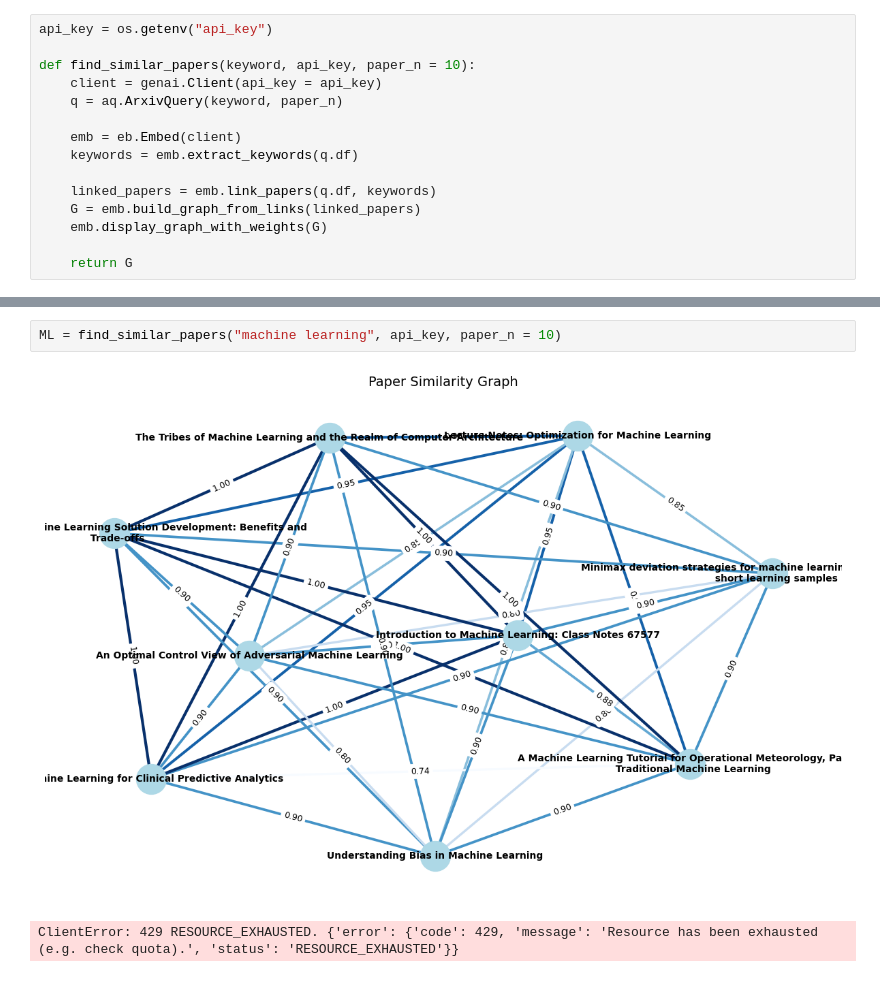
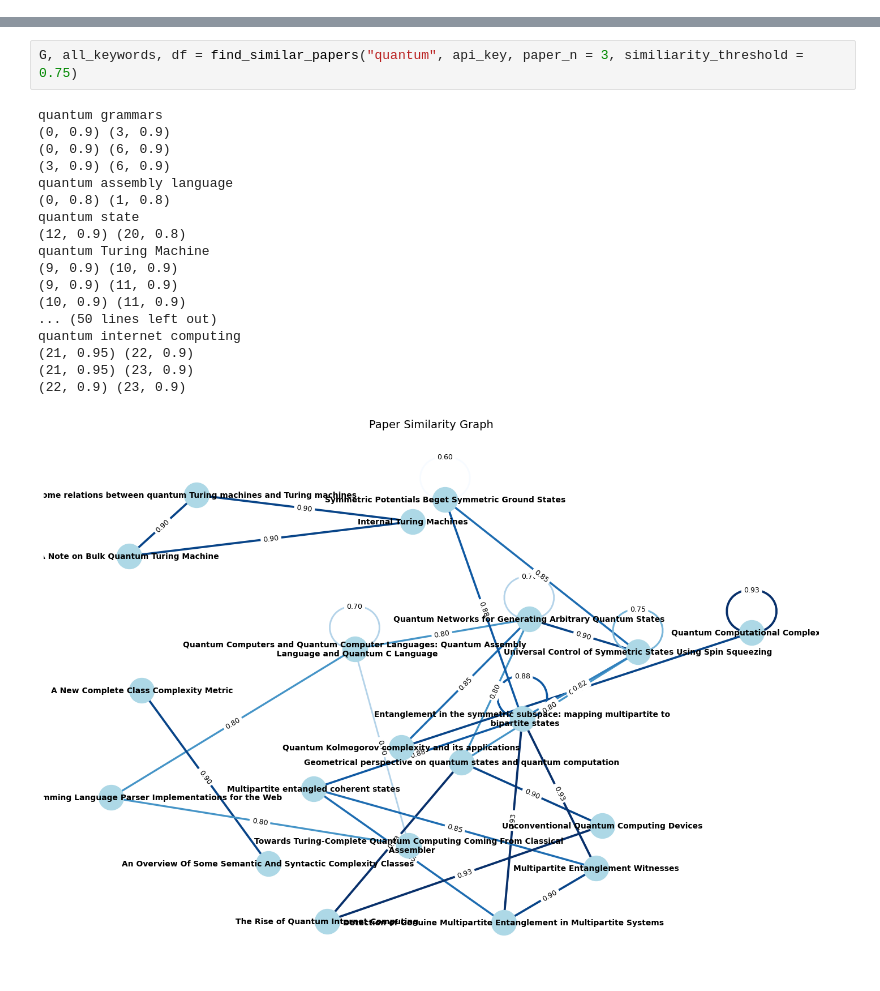
Before and after one commit to ZSR3004/arxiv_paper_search, a Jupyter notebook: final.ipynb, the cells around one changed output, grey strips where cells are left out. Cells and saved outputs as stored; diff of their text form.

```diff
--- a/final.ipynb
+++ b/final.ipynb
@@ -6,15 +29,0 @@ import Embed as eb
-# %%
-api_key = os.getenv("api_key")
-
-def find_similar_papers(keyword, api_key, paper_n = 10):
-    client = genai.Client(api_key = api_key)
-    q = aq.ArxivQuery(keyword, paper_n)
-
-    emb = eb.Embed(client)
-    keywords = emb.extract_keywords(q.df)
-
-    linked_papers = emb.link_papers(q.df, keywords)
-    G = emb.build_graph_from_links(linked_papers)
-    emb.display_graph_with_weights(G)
-
-    return G
@@ -21,5 +94,21 @@ def find_similar_papers(keyword, api_key, paper_n = 10):
 # %%
-ML = find_similar_papers("machine learning", api_key, paper_n = 10)
+G, all_keywords, df = find_similar_papers("quantum", api_key, paper_n = 3, similiarity_threshold = 0.75)
 # %% [output]
+quantum grammars
+(0, 0.9) (3, 0.9)
+(0, 0.9) (6, 0.9)
+(3, 0.9) (6, 0.9)
+quantum assembly language
+(0, 0.8) (1, 0.8)
+quantum state
+(12, 0.9) (20, 0.8)
+quantum Turing Machine
+(9, 0.9) (10, 0.9)
+(9, 0.9) (11, 0.9)
+(10, 0.9) (11, 0.9)
+... (50 lines left out)
+quantum internet computing
+(21, 0.95) (22, 0.9)
+(21, 0.95) (23, 0.9)
+(22, 0.9) (23, 0.9)
-[figure, old version]
+[figure, new version]
-ClientError: 429 RESOURCE_EXHAUSTED. {'error': {'code': 429, 'message': 'Resource has been exhausted (e.g. check quota).', 'status': 'RESOURCE_EXHAUSTED'}}
```
Also changed, not shown: parts of 7 cells of this notebook, 1 other file.
